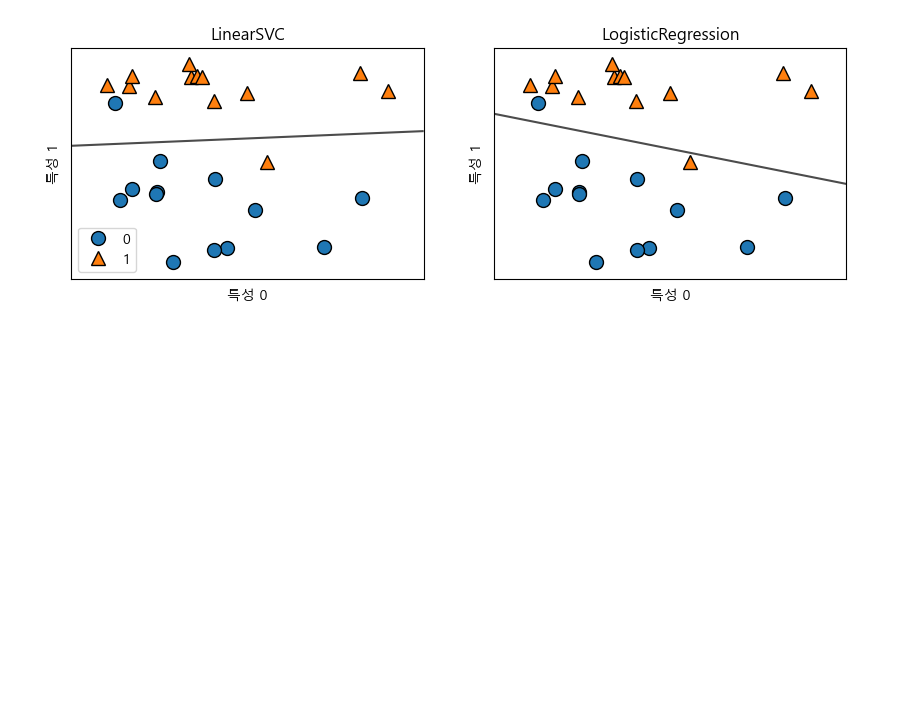
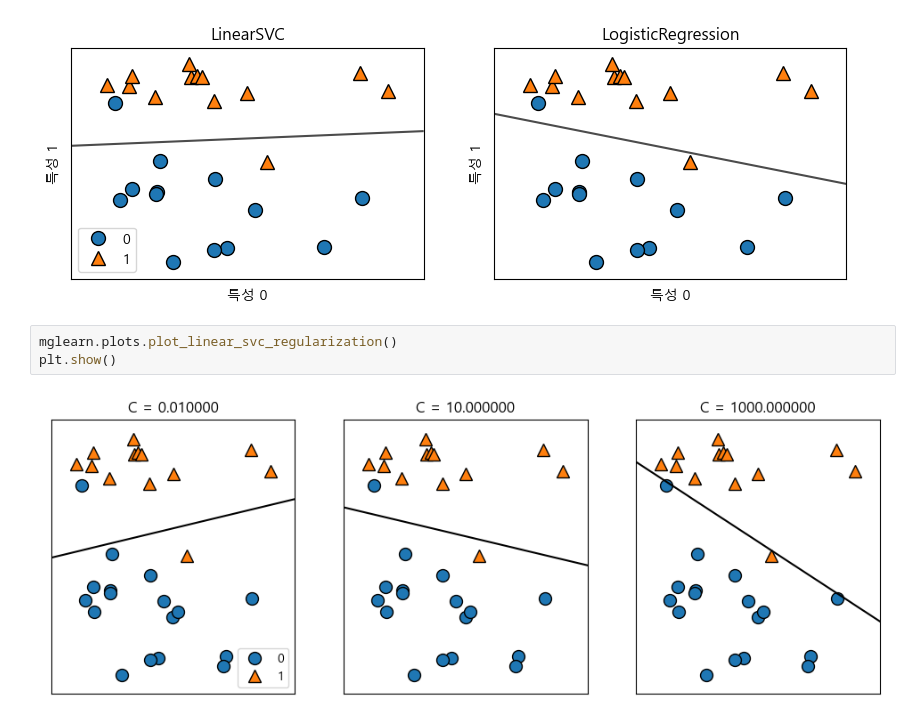
Before and after one commit to Lunawood/MachineLearning-Python, a Jupyter notebook: 07. Logistic&SVC.ipynb, the cells around one changed output. Cells and saved outputs as stored; diff of their text form; blank space fills up the shorter version.

```diff
--- a/07. Logistic&SVC.ipynb
+++ b/07. Logistic&SVC.ipynb
@@ -30,3 +30,8 @@ axes[0].legend()
 plt.show()
 # %% [output]
 [figure]
+# %%
+mglearn.plots.plot_linear_svc_regularization()
+plt.show()
+# %% [output]
+[figure, added]
```
Also changed, not shown: parts of 4 cells of this notebook.
